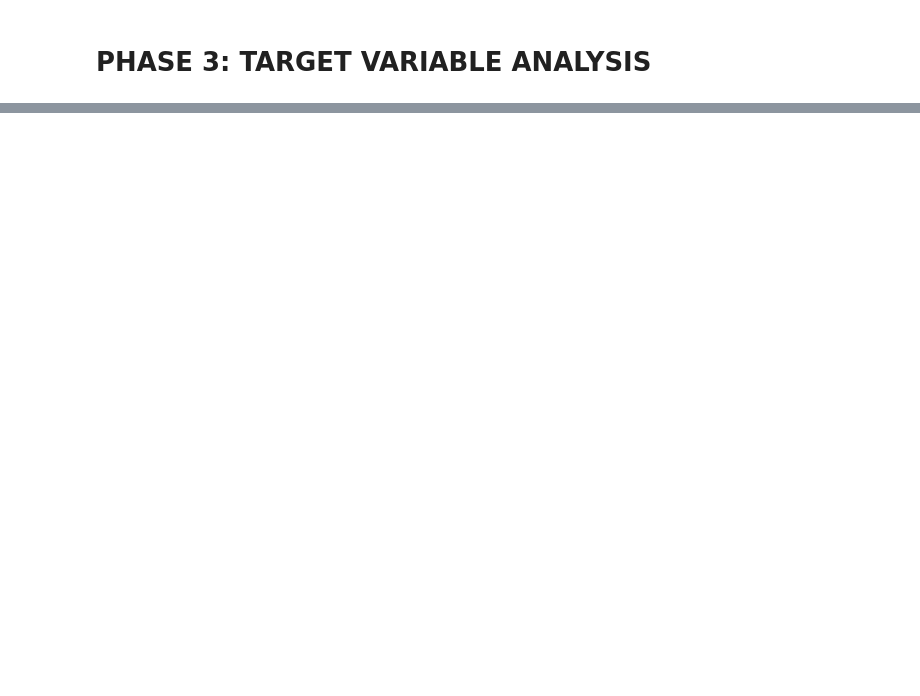
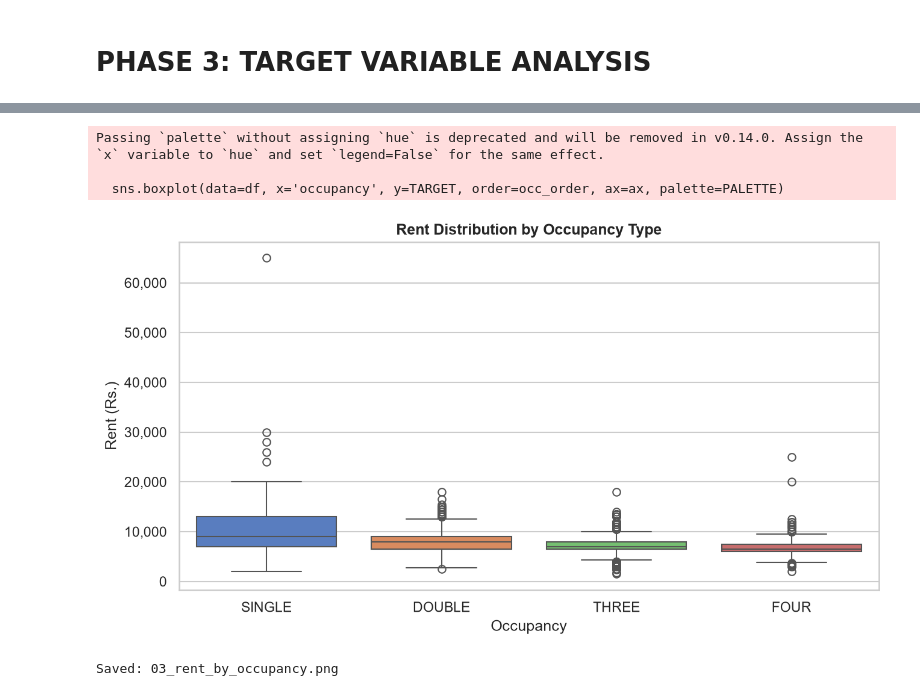
Before and after one commit to DineshMSDian/chennai-pg-price-predictor, a Jupyter notebook: Notebooks/03-EDA_Phase_3.ipynb, the cells around one changed output, grey strips where cells are left out. Saved outputs shown, nothing was run; the diff lists cells and outputs as text; code cells hidden in the pictures; blank space fills up the shorter version.

```diff
--- a/Notebooks/03-EDA_Phase_3.ipynb
+++ b/Notebooks/03-EDA_Phase_3.ipynb
@@ -12,2 +19,12 @@ import seaborn as sns
 # %%
-df = pd.read_csv(r'D:\Hustle\Chennai-PG\Data\raw\processed\EDA\01_eda_processed.csv')
+# Configs
+DATA_PATH = Path('../Data/processed/EDA/01_eda_Phase-2_processed.csv')
+OUTPUT_DIR = Path('../Data/outputs/eda/phase_3')
+OUTPUT_DIR.mkdir(parents=True, exist_ok=True)
+
+PALETTE = 'muted'
+FIG_DPI = 150
+STYLE = 'whitegrid'
+
+sns.set_theme(style=STYLE, palette=PALETTE)
+plt.rcParams.update({'figure.dpi': FIG_DPI})
@@ -45,0 +205,24 @@ Skewness: 4.924613672258534
+# %%
+# 3.5 Rent by occupancy
+
+occ_order = (
+    df.groupby('occupancy')[TARGET].median()
+    .sort_values(ascending=False)
+    .index.tolist()
+)
+
+fig, ax = plt.subplots(figsize=(10, 5))
+sns.boxplot(data=df, x='occupancy', y=TARGET, order=occ_order, ax=ax, palette=PALETTE)
+ax.set_title('Rent Distribution by Occupancy Type', fontweight='bold')
+ax.set_xlabel('Occupancy')
+ax.set_ylabel('Rent (Rs.)')
+ax.yaxis.set_major_formatter(mtick.FuncFormatter(lambda x, _: f'{int(x):,}'))
+
+plt.show()
+save(fig, '03_rent_by_occupancy')
+# %% [output]
+Passing `palette` without assigning `hue` is deprecated and will be removed in v0.14.0. Assign the `x` variable to `hue` and set `legend=False` for the same effect.
+
+  sns.boxplot(data=df, x='occupancy', y=TARGET, order=occ_order, ax=ax, palette=PALETTE)
+[figure, added]
+Saved: 03_rent_by_occupancy.png
```
Also changed, not shown: parts of 26 cells of this notebook, 2 other files.
